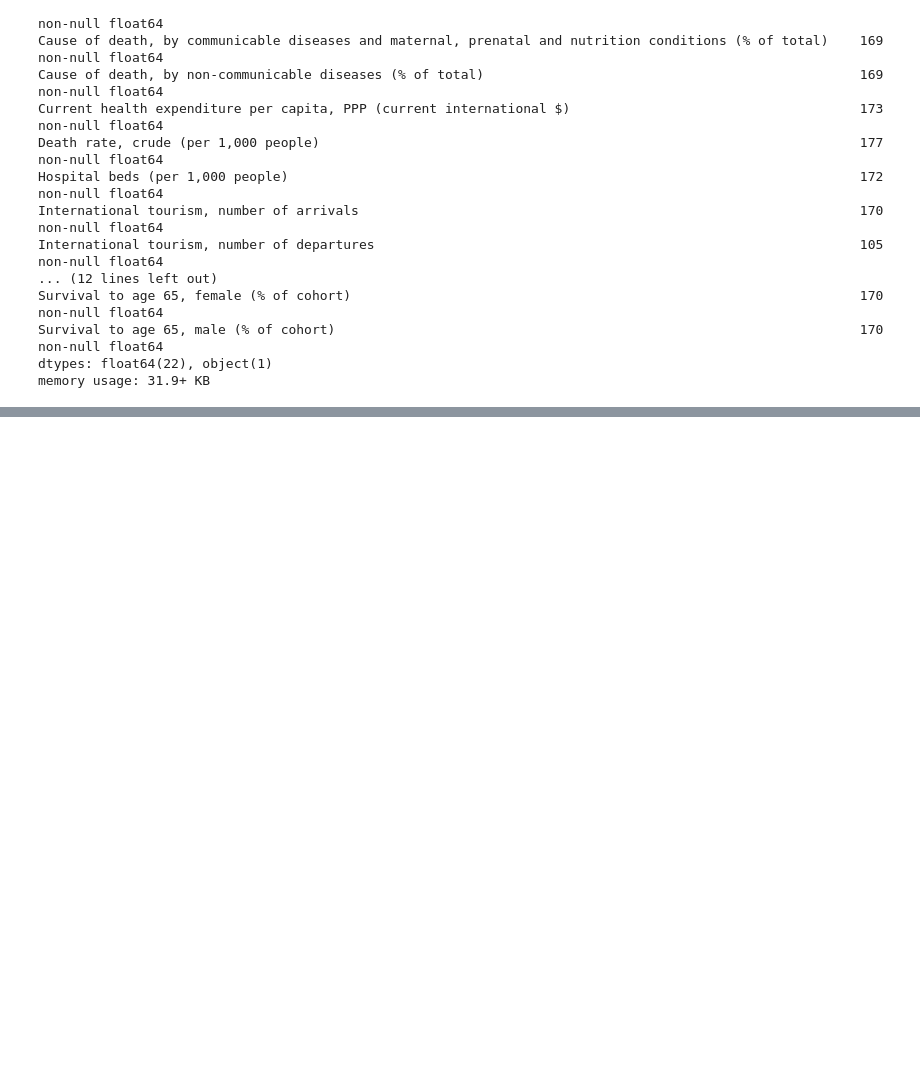
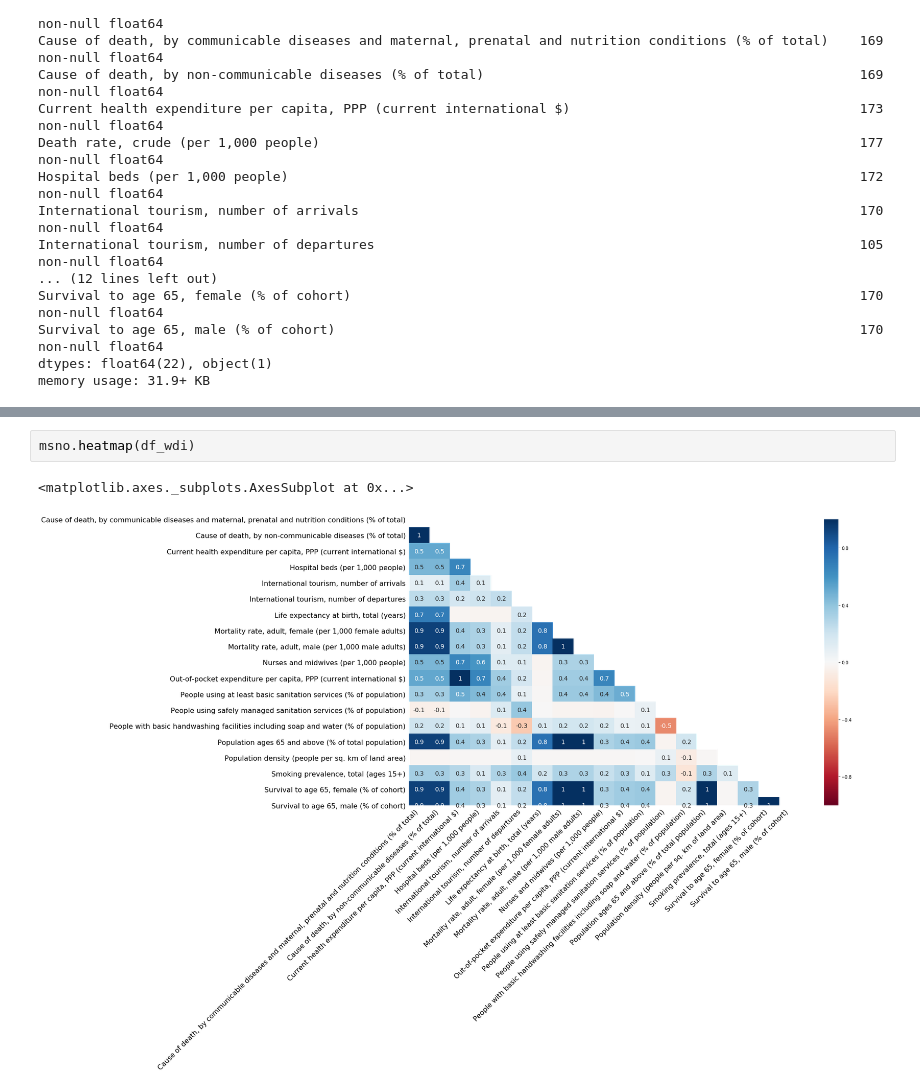
Before and after one commit to Aveek-Saha/CovidAnalysis, a Jupyter notebook: WDI_data.ipynb, the cells around one changed output, grey strips where cells are left out. Cells and saved outputs as stored; diff of their text form; blank space fills up the shorter version.

```diff
--- a/WDI_data.ipynb
+++ b/WDI_data.ipynb
@@ -113,0 +141,5 @@ memory usage: 31.9+ KB
+# %%
+msno.heatmap(df_wdi)
+# %% [output]
+<matplotlib.axes._subplots.AxesSubplot at 0x...>
+[figure, added]
```
Also changed, not shown: parts of 4 cells of this notebook.
